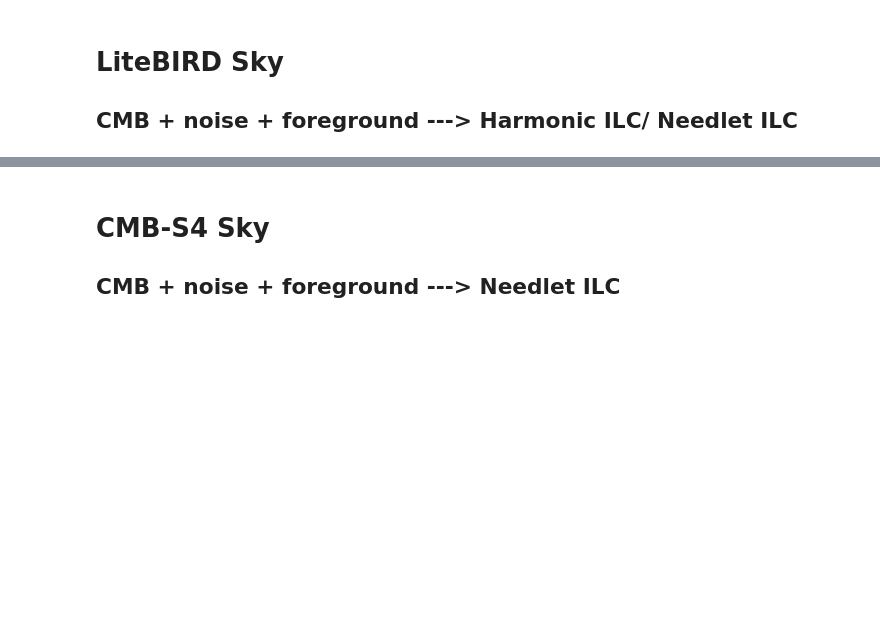
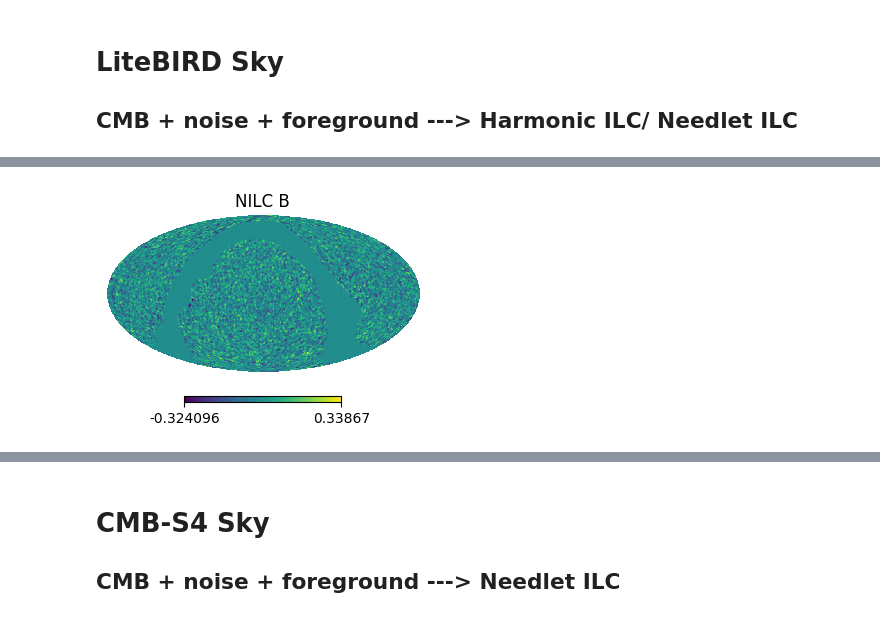
Before and after one commit to litebird/LBxS4, a Jupyter notebook: Notebooks/simulation.ipynb, the cells around one changed output, grey strips where cells are left out. Cells and saved outputs as stored; diff of their text form; code cells hidden in the pictures; blank space fills up the shorter version.

```diff
--- a/Notebooks/simulation.ipynb
+++ b/Notebooks/simulation.ipynb
@@ -89,0 +90,4 @@ plt.loglog(lbsky.NILC_ncl(0),label='noise NILC')
+# %%
+hp.mollview(hp.alm2map(lbsky.NILC_Blm(0),64),sub=(1,2,2),title='NILC B')
+# %% [output]
+[figure, added]
```
Also changed, not shown: parts of 5 cells of this notebook, 2 other files.
